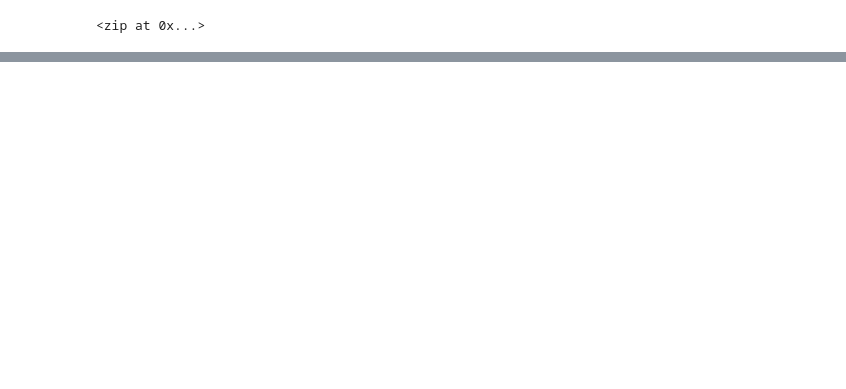
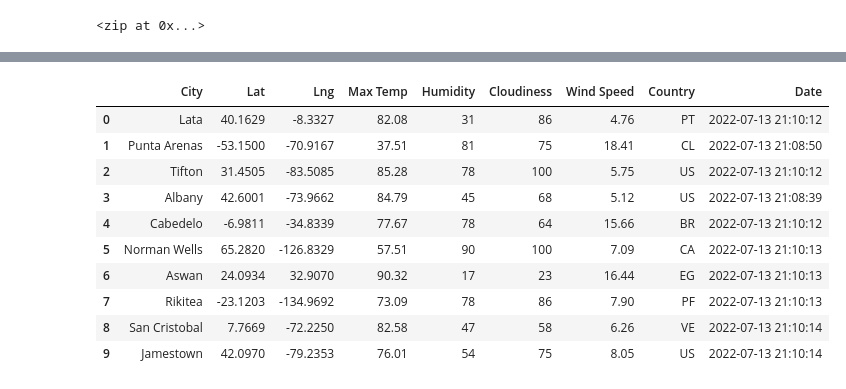
Before and after one commit to marveld21/World_Weather_Analysis, a Jupyter notebook: WeatherPy.ipynb, the cells around one changed output, grey strips where cells are left out. Cells and saved outputs as stored; diff of their text form; code cells hidden in the pictures; blank space fills up the shorter version.

```diff
--- a/WeatherPy.ipynb
+++ b/WeatherPy.ipynb
@@ -52,0 +148,16 @@ cities
+# %%
+# Convert the array of dictionaries to a Pandas DataFrame.
+city_data_df = pd.DataFrame(city_data)
+city_data_df.head(10)
+# %% [output]
+|  | City | Lat | Lng | Max Temp | Humidity | Cloudiness | Wind Speed | Country | Date |
+| 0 | Lata | 40.1629 | -8.3327 | 82.08 | 31 | 86 | 4.76 | PT | 2022-07-13 21:10:12 |
+| 1 | Punta Arenas | -53.1500 | -70.9167 | 37.51 | 81 | 75 | 18.41 | CL | 2022-07-13 21:08:50 |
+| 2 | Tifton | 31.4505 | -83.5085 | 85.28 | 78 | 100 | 5.75 | US | 2022-07-13 21:10:12 |
+| 3 | Albany | 42.6001 | -73.9662 | 84.79 | 45 | 68 | 5.12 | US | 2022-07-13 21:08:39 |
+| 4 | Cabedelo | -6.9811 | -34.8339 | 77.67 | 78 | 64 | 15.66 | BR | 2022-07-13 21:10:12 |
+| 5 | Norman Wells | 65.2820 | -126.8329 | 57.51 | 90 | 100 | 7.09 | CA | 2022-07-13 21:10:13 |
+| 6 | Aswan | 24.0934 | 32.9070 | 90.32 | 17 | 23 | 16.44 | EG | 2022-07-13 21:10:13 |
+| 7 | Rikitea | -23.1203 | -134.9692 | 73.09 | 78 | 86 | 7.90 | PF | 2022-07-13 21:10:13 |
+| 8 | San Cristobal | 7.7669 | -72.2250 | 82.58 | 47 | 58 | 6.26 | VE | 2022-07-13 21:10:14 |
+| 9 | Jamestown | 42.0970 | -79.2353 | 76.01 | 54 | 75 | 8.05 | US | 2022-07-13 21:10:14 |
```
Also changed, not shown: parts of 8 cells of this notebook, 2 other files.
